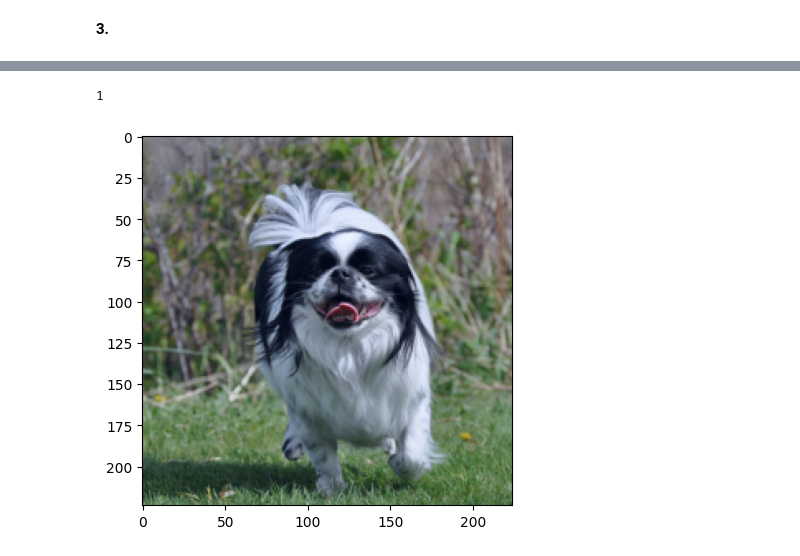
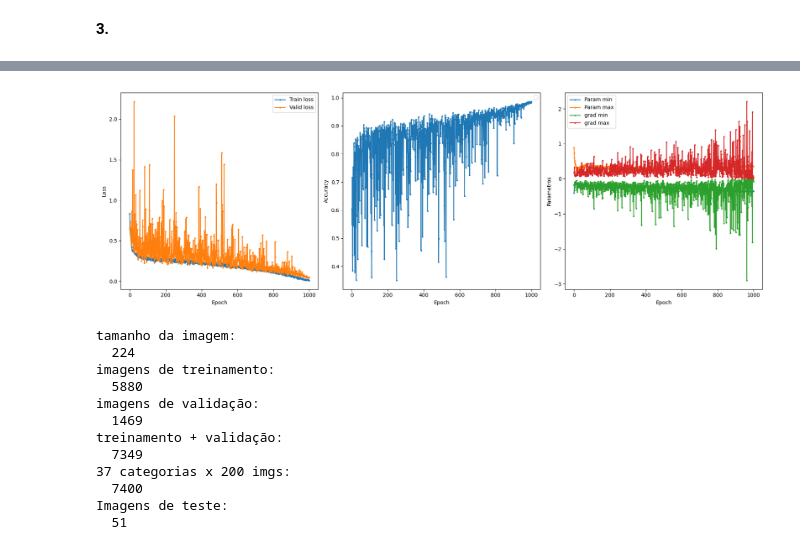
Before and after one commit to PauloMatheusGr/Foundations-of-Computer-Vision, a Jupyter notebook: Projeto01/Tema 6 - Resolucao.ipynb, the cells around one changed output, grey strips where cells are left out. Drawn from its saved outputs; the diff is of its cells as text; code cells hidden in the pictures.

```diff
--- a/Projeto01/Tema 6 - Resolucao.ipynb
+++ b/Projeto01/Tema 6 - Resolucao.ipynb
@@ -132,9 +155,39 @@ ds_train, ds_valid, logger = train.train(model, **params)
-# %%
-img, label = ds_valid[1000]
-
-plt.imshow(img)
-print(label)
-# %% [output]
-1
-[figure, removed]
+# %%
+%matplotlib widget
+train.show_log(logger)
+# %% [output]
+[figure, added]
+# %%
+# img, label = ds_valid[1000]
+
+# plt.imshow(img)
+# print(label)
+
+print('tamanho da imagem:\n ', len(img))
+
+print('imagens de treinamento:\n ', len(ds_train))
+
+print('imagens de validação:\n ', len(ds_valid))
+
+train_valid = len(ds_train) + len(ds_valid)
+print('treinamento + validação:\n ', train_valid)
+
+num_pics = 200 * 37
+print('37 categorias x 200 imgs:\n ',num_pics)
+
+test = num_pics - train_valid
+print('Imagens de teste:\n ', test)
+# %% [output]
+tamanho da imagem:
+  224
+imagens de treinamento:
+  5880
+imagens de validação:
+  1469
+treinamento + validação:
+  7349
+37 categorias x 200 imgs:
+  7400
+Imagens de teste:
+  51
 # %%
```
Also changed, not shown: parts of 5 cells of this notebook, 1 other file.
